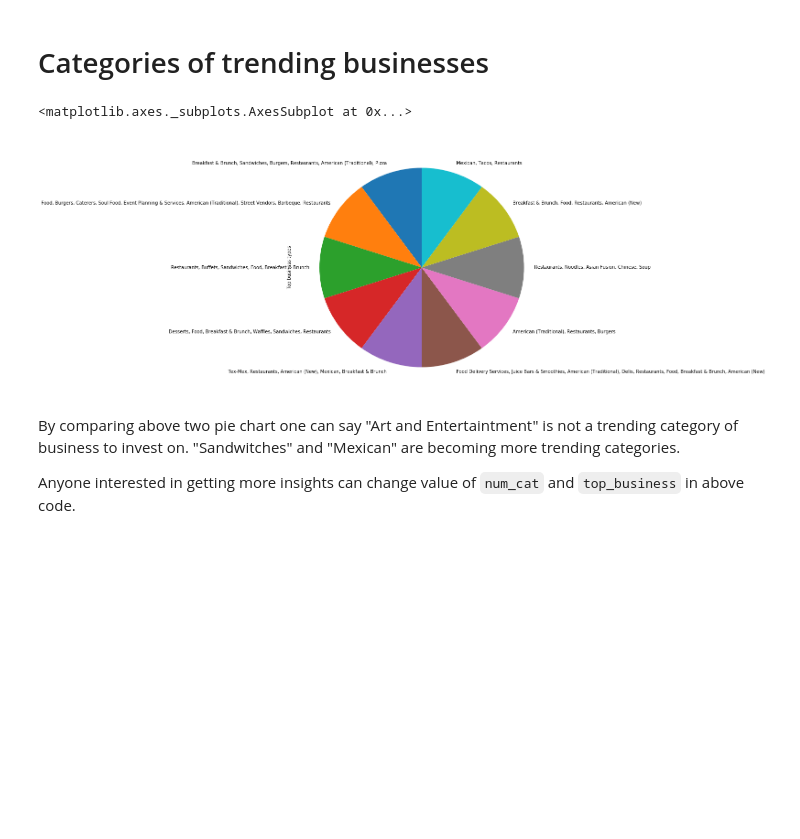
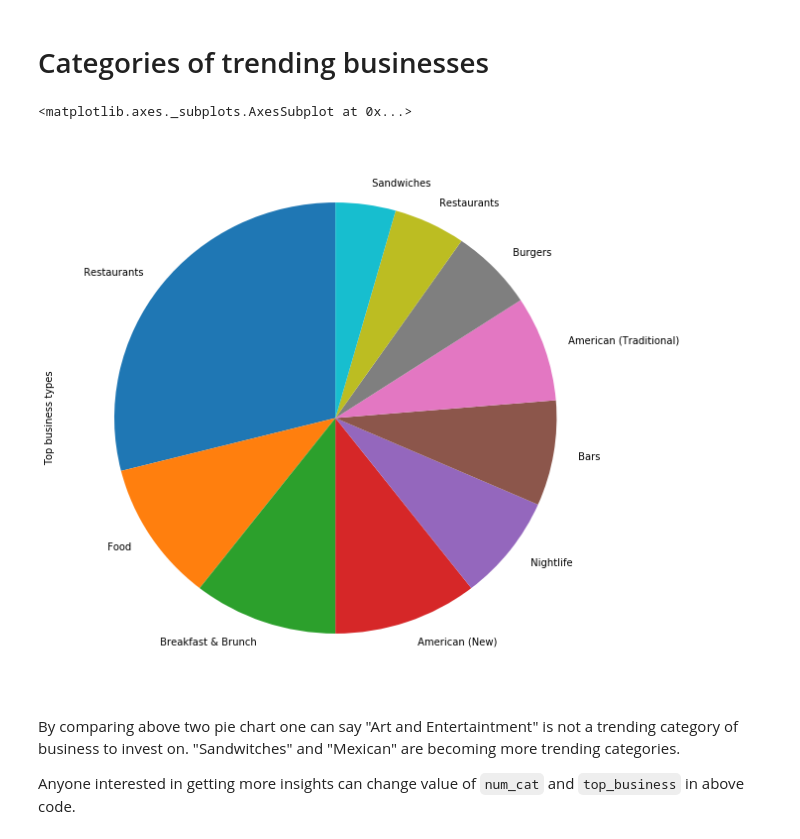
Before and after one commit to vksbhandary/kaggle-notebooks, a Jupyter notebook: exploring-yelp-reviews-dataset.ipynb, the cells around one changed output. Drawn from its saved outputs; the diff is of its cells as text; code cells hidden in the pictures; blank space fills up the shorter version.

```diff
--- a/exploring-yelp-reviews-dataset.ipynb
+++ b/exploring-yelp-reviews-dataset.ipynb
@@ -269,7 +269,7 @@ cat_data = top_business_data.sort_values("rated")[::-1][:top_business]
 #cat_data.categories
 Categories={}
 for cat in cat_data.categories.values:
-    all_categories= cat.split(";")
+    all_categories= cat.split(",")
     for x in all_categories:
         try :
             Categories[x] =Categories[x]+1
@@ -293,28 +293,28 @@ Anyone interested in getting more categories can change  value of `num_cat` and
 # %%
 num_cat =10 # to show top 10 catrgories
 top_business = 40 # choose categories of top 30 businesses
 business_ids = trending_business_reviews.sort_values(['year','counts'])[::-1][:top_business].business_id.values
 cat_data = top_business_data.loc[top_business_data['business_id'].isin(business_ids)]
 #cat_data.categories
 Categories={}
 for cat in cat_data.categories.values:
-    all_categories= cat.split(";")
+    all_categories= cat.split(",")
     for x in all_categories:
         try :
             Categories[x] =Categories[x]+1
         except:
             Categories[x]=1
 top_categories = pd.DataFrame.from_dict(data= Categories,orient="index")
 top_categories.reset_index(inplace=True)
 top_categories.columns = ['category', 'occurance']
 
 x_val=top_categories.sort_values("occurance")[::-1][:num_cat].occurance.values
 labels=top_categories.sort_values("occurance")[::-1][:num_cat].category.values
 series = pd.Series(x_val, index=labels, name='Top business types')
 series.plot.pie(figsize=(10, 10),startangle=90)
 # %% [output]
 <matplotlib.axes._subplots.AxesSubplot at 0x...>
-[figure, old version]
+[figure, new version]
 # %% [markdown]
 By comparing above two pie chart one can say "Art and Entertaintment" is not a trending category of business to invest on. "Sandwitches" and "Mexican" are becoming more trending categories.
 
```
Also changed, not shown: parts of 10 cells of this notebook.
